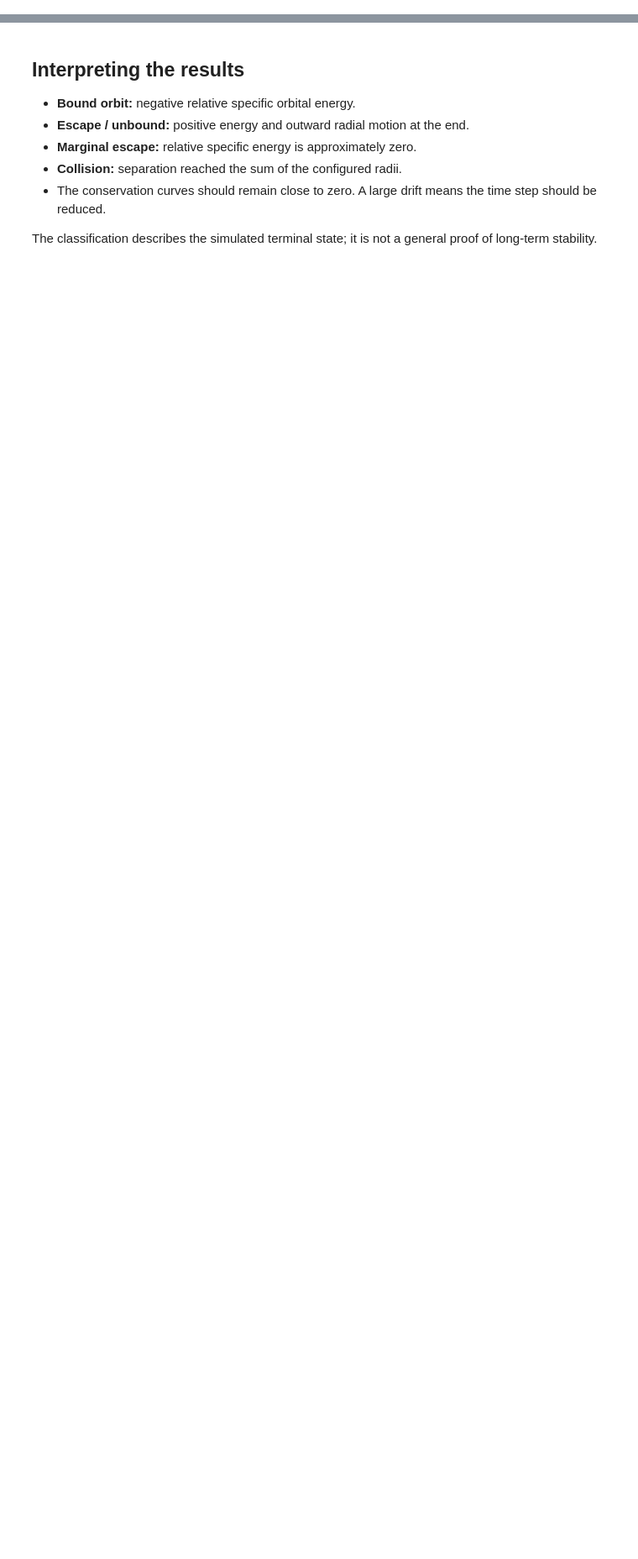
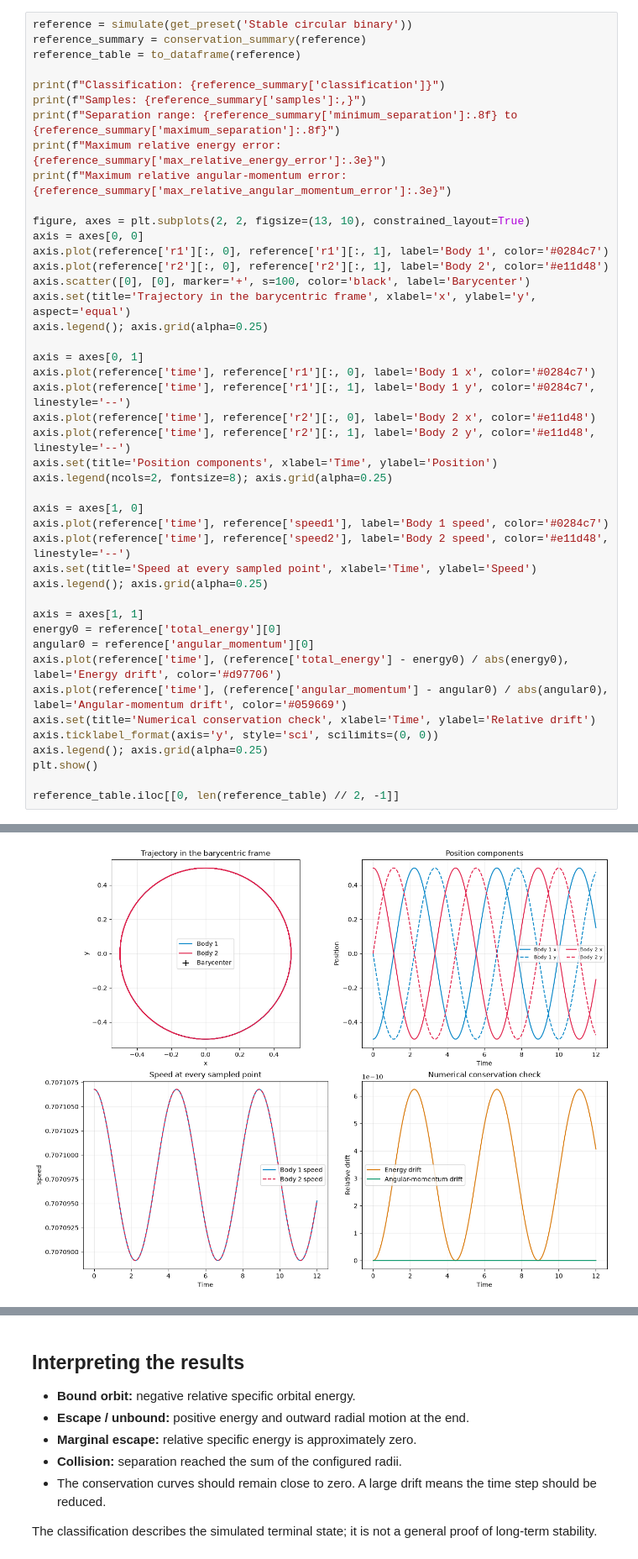
Before and after one commit to mlee-code/Kepler, a Jupyter notebook: notebooks/kepler_orbit_lab.ipynb, the cells around one changed output, grey strips where cells are left out. Shown at 84% size. Saved outputs shown, nothing was run; the diff lists cells and outputs as text; blank space fills up the shorter version.

```diff
--- a/notebooks/kepler_orbit_lab.ipynb
+++ b/notebooks/kepler_orbit_lab.ipynb
@@ -33,0 +87,45 @@ print(f'Available scenarios: {len(PRESETS)}')
+# %%
+reference = simulate(get_preset('Stable circular binary'))
+reference_summary = conservation_summary(reference)
+reference_table = to_dataframe(reference)
+
+print(f"Classification: {reference_summary['classification']}")
+print(f"Samples: {reference_summary['samples']:,}")
+print(f"Separation range: {reference_summary['minimum_separation']:.8f} to {reference_summary['maximum_separation']:.8f}")
+print(f"Maximum relative energy error: {reference_summary['max_relative_energy_error']:.3e}")
+print(f"Maximum relative angular-momentum error: {reference_summary['max_relative_angular_momentum_error']:.3e}")
+
+figure, axes = plt.subplots(2, 2, figsize=(13, 10), constrained_layout=True)
+axis = axes[0, 0]
+axis.plot(reference['r1'][:, 0], reference['r1'][:, 1], label='Body 1', color='#0284c7')
+axis.plot(reference['r2'][:, 0], reference['r2'][:, 1], label='Body 2', color='#e11d48')
+axis.scatter([0], [0], marker='+', s=100, color='black', label='Barycenter')
+axis.set(title='Trajectory in the barycentric frame', xlabel='x', ylabel='y', aspect='equal')
+axis.legend(); axis.grid(alpha=0.25)
+
+axis = axes[0, 1]
+axis.plot(reference['time'], reference['r1'][:, 0], label='Body 1 x', color='#0284c7')
+axis.plot(reference['time'], reference['r1'][:, 1], label='Body 1 y', color='#0284c7', linestyle='--')
+axis.plot(reference['time'], reference['r2'][:, 0], label='Body 2 x', color='#e11d48')
+axis.plot(reference['time'], reference['r2'][:, 1], label='Body 2 y', color='#e11d48', linestyle='--')
+axis.set(title='Position components', xlabel='Time', ylabel='Position')
+axis.legend(ncols=2, fontsize=8); axis.grid(alpha=0.25)
+
+axis = axes[1, 0]
+axis.plot(reference['time'], reference['speed1'], label='Body 1 speed', color='#0284c7')
+axis.plot(reference['time'], reference['speed2'], label='Body 2 speed', color='#e11d48', linestyle='--')
+axis.set(title='Speed at every sampled point', xlabel='Time', ylabel='Speed')
+axis.legend(); axis.grid(alpha=0.25)
+
+axis = axes[1, 1]
+energy0 = reference['total_energy'][0]
+angular0 = reference['angular_momentum'][0]
+axis.plot(reference['time'], (reference['total_energy'] - energy0) / abs(energy0), label='Energy drift', color='#d97706')
+axis.plot(reference['time'], (reference['angular_momentum'] - angular0) / abs(angular0), label='Angular-momentum drift', color='#059669')
+axis.set(title='Numerical conservation check', xlabel='Time', ylabel='Relative drift')
+axis.ticklabel_format(axis='y', style='sci', scilimits=(0, 0))
+axis.legend(); axis.grid(alpha=0.25)
+plt.show()
+
+reference_table.iloc[[0, len(reference_table) // 2, -1]]
+# %% [output]
@@ -33,0 +137 @@ print(f'Available scenarios: {len(PRESETS)}')
+[figure, added]
```
Also changed, not shown: parts of 9 cells of this notebook.
